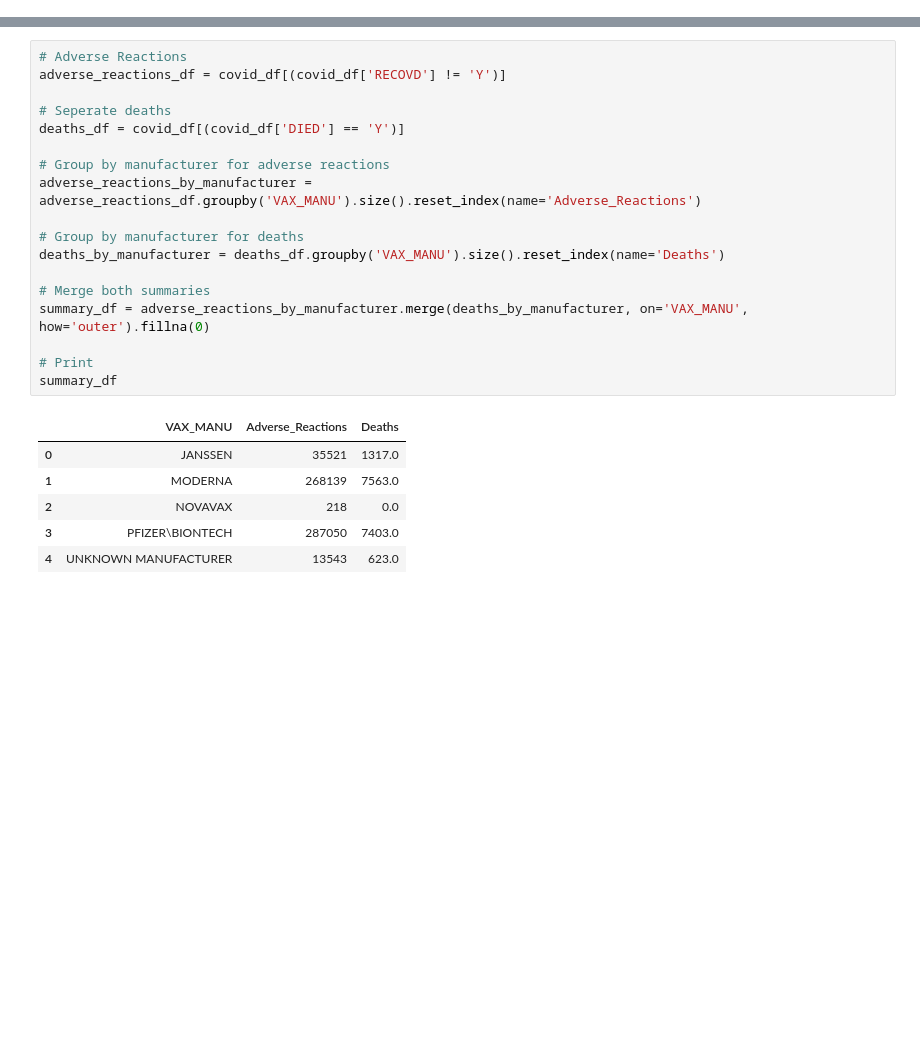
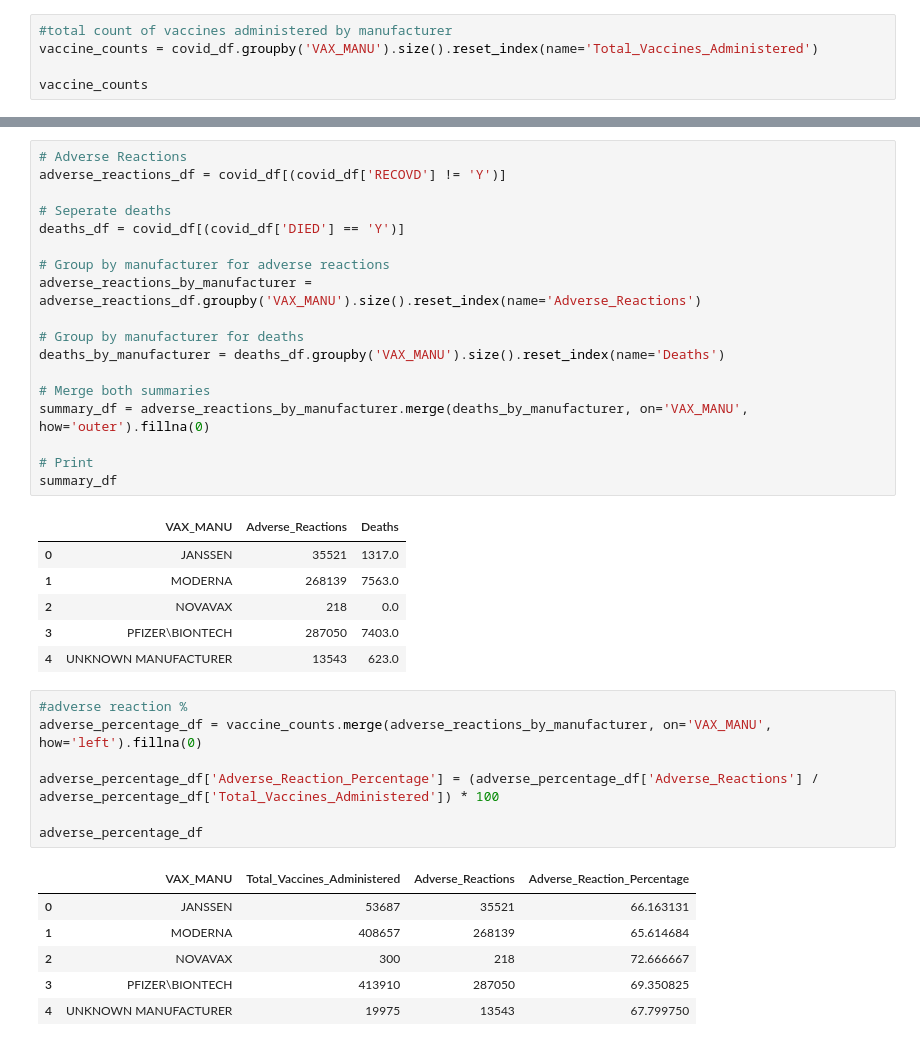
Before and after one commit to eli-crawley/covid_health, a Jupyter notebook: individual_works/lroberts.ipynb, the cells around one changed output, grey strips where cells are left out. Saved outputs shown, nothing was run; the diff lists cells and outputs as text; blank space fills up the shorter version.

```diff
--- a/individual_works/lroberts.ipynb
+++ b/individual_works/lroberts.ipynb
@@ -46,0 +47,5 @@ covid_df.head()
+# %%
+#total count of vaccines administered by manufacturer
+vaccine_counts = covid_df.groupby('VAX_MANU').size().reset_index(name='Total_Vaccines_Administered')
+
+vaccine_counts
@@ -69,3 +81,17 @@ summary_df
 | 2 | NOVAVAX | 218 | 0.0 |
 | 3 | PFIZER\BIONTECH | 287050 | 7403.0 |
 | 4 | UNKNOWN MANUFACTURER | 13543 | 623.0 |
+# %%
+#adverse reaction %
+adverse_percentage_df = vaccine_counts.merge(adverse_reactions_by_manufacturer, on='VAX_MANU', how='left').fillna(0)
+
+adverse_percentage_df['Adverse_Reaction_Percentage'] = (adverse_percentage_df['Adverse_Reactions'] / adverse_percentage_df['Total_Vaccines_Administered']) * 100
+
+adverse_percentage_df
+# %% [output]
+|  | VAX_MANU | Total_Vaccines_Administered | Adverse_Reactions | Adverse_Reaction_Percentage |
+| 0 | JANSSEN | 53687 | 35521 | 66.163131 |
+| 1 | MODERNA | 408657 | 268139 | 65.614684 |
+| 2 | NOVAVAX | 300 | 218 | 72.666667 |
+| 3 | PFIZER\BIONTECH | 413910 | 287050 | 69.350825 |
+| 4 | UNKNOWN MANUFACTURER | 19975 | 13543 | 67.799750 |
```
Also changed, not shown: parts of 4 cells of this notebook.
